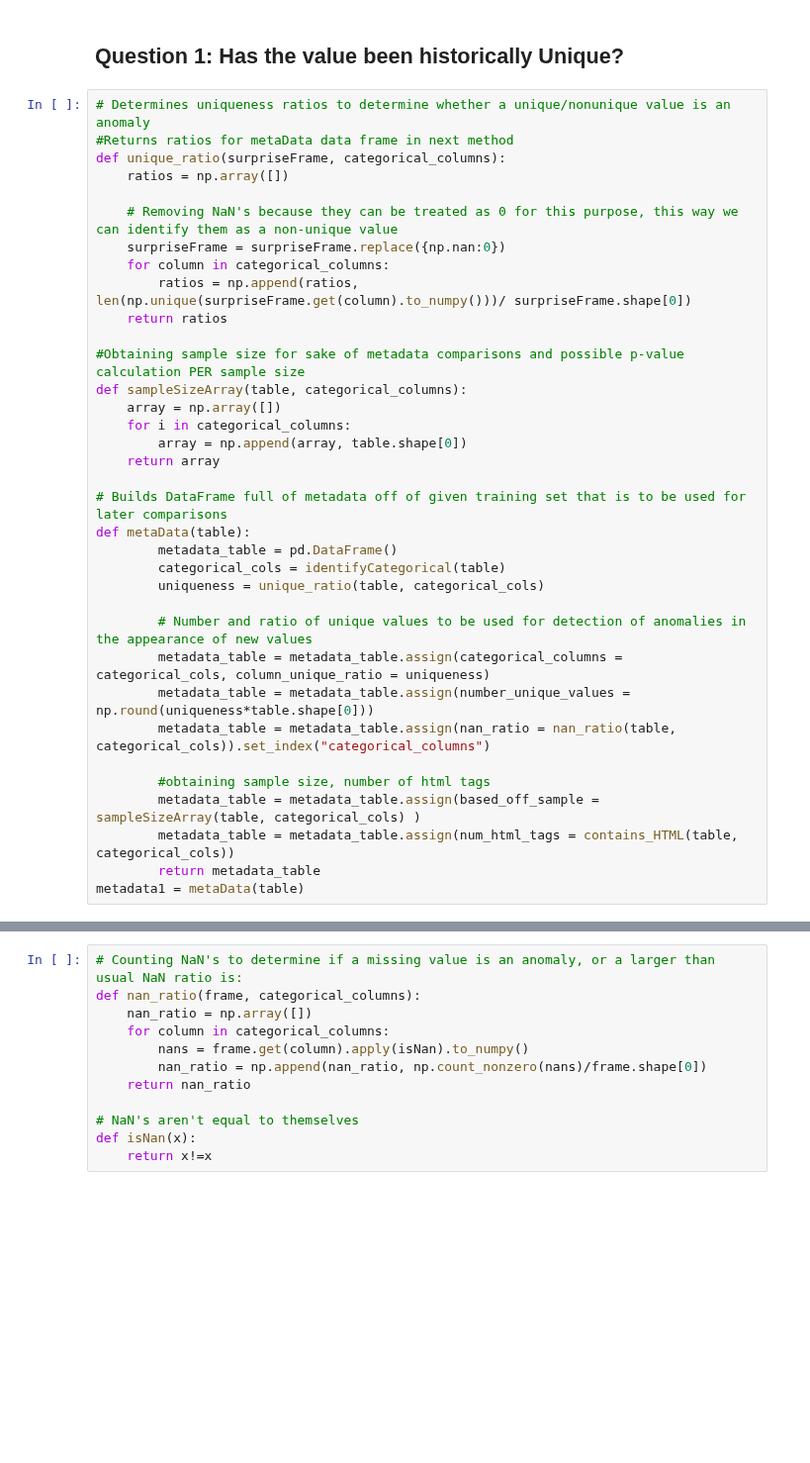
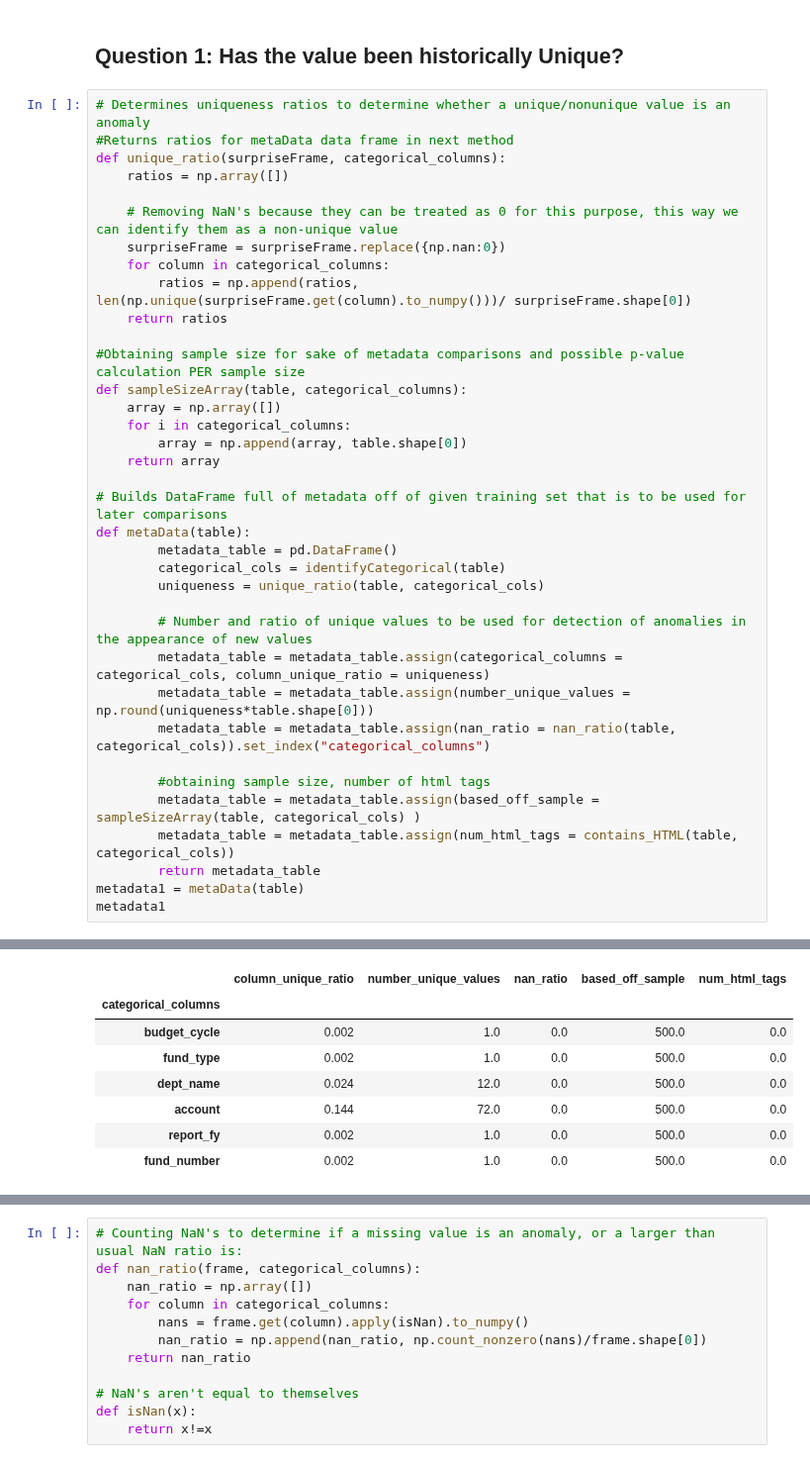
Before and after one commit to gilpasternak35/Likelihood, a Jupyter notebook: likelihood-public.ipynb, the cells around one changed output, grey strips where cells are left out. Shown at 99% size. Cells and saved outputs as stored; diff of their text form; blank space fills up the shorter version.

```diff
--- a/likelihood-public.ipynb
+++ b/likelihood-public.ipynb
@@ -646,5 +666,6 @@ def metaData(table):
         metadata_table = metadata_table.assign(num_html_tags = contains_HTML(table, categorical_cols))
         return metadata_table
 metadata1 = metaData(table)
+metadata1
 # %% [output]
 Are there any numeric Columns you would consider categorical?
@@ -651 +680,9 @@ Are there any numeric Columns you would consider categorical?
 no
+|  | column_unique_ratio | number_unique_values | nan_ratio | based_off_sample | num_html_tags |
+| categorical_columns |  |  |  |  |  |
+| budget_cycle | 0.002 | 1.0 | 0.0 | 500.0 | 0.0 |
+| fund_type | 0.002 | 1.0 | 0.0 | 500.0 | 0.0 |
+| dept_name | 0.024 | 12.0 | 0.0 | 500.0 | 0.0 |
+| account | 0.144 | 72.0 | 0.0 | 500.0 | 0.0 |
+| report_fy | 0.002 | 1.0 | 0.0 | 500.0 | 0.0 |
+| fund_number | 0.002 | 1.0 | 0.0 | 500.0 | 0.0 |
```
Also changed, not shown: parts of 8 cells of this notebook.
